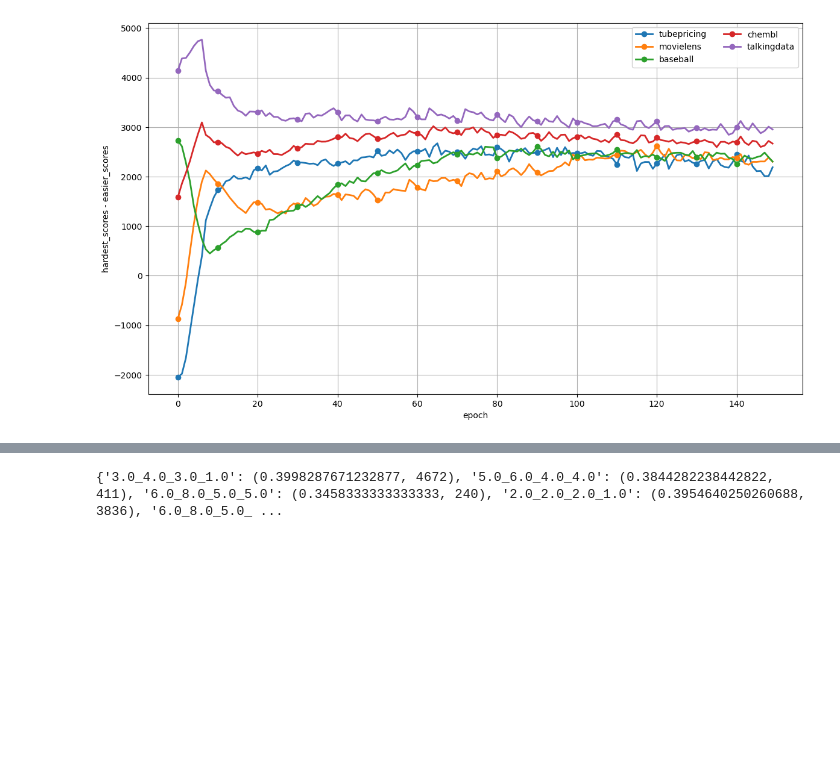
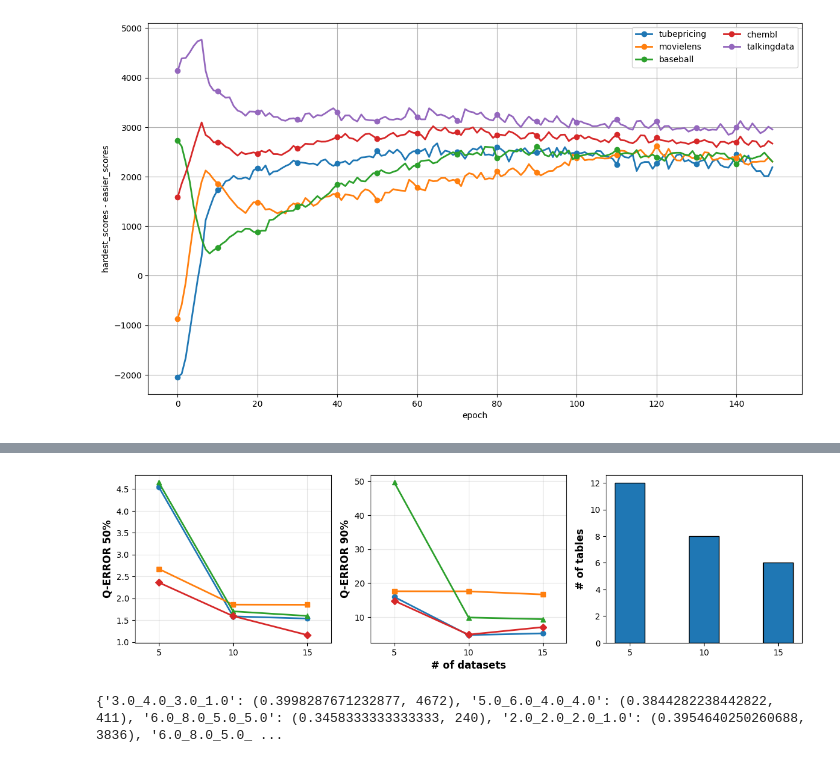
Before and after one commit to spiceandwolf/PRICE, a Jupyter notebook: draw_figure.ipynb, the cells around one changed output, grey strips where cells are left out. Drawn from its saved outputs; the diff is of its cells as text; code cells hidden in the pictures; blank space fills up the shorter version.

```diff
--- a/draw_figure.ipynb
+++ b/draw_figure.ipynb
@@ -690,3 +1029,97 @@ plt.savefig('q_error_comparison.png', bbox_inches='tight')
+# %%
+# evaluation of PRICE’s performance with varied quantities of datasets.
+
+import matplotlib.pyplot as plt
+import numpy as np
+
+plt.rcParams['font.serif'] = ['Times New Roman']
+
+data = {
+    'subplot1': {
+        'imdb': {5: 4.5433, 10: 1.5859, 15: 1.5353},
+        'stats': {5: 2.6709, 10: 1.8544, 15: 1.8514},
+        'ergastf1': {5: 4.6489, 10: 1.7011, 15: 1.5958},
+        'genome': {5: 2.3609, 10: 1.5926, 15: 1.1582}
+    },
+    'subplot2': {
+        'imdb': {5: 15.9285, 10: 4.696, 15: 5.1898},
+        'stats': {5: 17.5957, 10: 17.5743, 15: 16.6533},
+        'ergastf1': {5: 49.6399, 10: 9.8692, 15: 9.3684},
+        'genome': {5: 14.7935, 10: 4.8244, 15: 7.031}
+    },
+    'subplot3': {
+        'table_counts': [12, 8, 6]
+    }
+}
+
+fig, axs = plt.subplots(1, 3, figsize=(12, 4), sharex=True)
+
+colors = {
+    'imdb': '#1f77b4',
+    'stats': '#ff7f0e',
+    'ergastf1': '#2ca02c',
+    'genome': '#d62728'
+}
+
+markers = {
+    'imdb': 'o',
+    'stats': 's',
+    'ergastf1': '^',
+    'genome': 'D'
+}
+
+x_values = [5, 10, 15]
+
+for dataset in ['imdb', 'stats', 'ergastf1', 'genome']:
+    y_values = [data['subplot1'][dataset][x] for x in x_values]
+    axs[0].plot(x_values, y_values,
+                   color=colors[dataset],
+                   marker=markers[dataset],
+                   label=dataset,
+                   linewidth=2,
+                   markersize=6)
+
+axs[0].set_ylabel('Q-ERROR 50%', fontsize=12, fontweight='bold')
+# axs[0, 0].set_xlabel('# of datasets', fontsize=12, fontweight='bold')
+axs[0].grid(True, alpha=0.3)
+axs[0].set_xticks(x_values)
+
+for dataset in ['imdb', 'stats', 'ergastf1', 'genome']:
+    y_values = [data['subplot2'][dataset][x] for x in x_values]
+    axs[1].plot(x_values, y_values,
+                   color=colors[dataset],
+                   marker=markers[dataset],
+                   label=dataset,
+                   linewidth=2,
+                   markersize=6)
+
+axs[1].set_ylabel('Q-ERROR 90%', fontsize=12, fontweight='bold')
+axs[1].set_xlabel('# of datasets', fontsize=12, fontweight='bold')
+axs[1].grid(True, alpha=0.3)
+axs[1].set_xticks(x_values)
+
+bars = axs[2].bar(x_values, data['subplot3']['table_counts'], width=2, color='#1f77b4', edgecolor='black')
+# axs[2].set_xlabel('# of datasets', fontsize=12, fontweight='bold')
+axs[2].set_ylabel('# of tables', fontsize=12, fontweight='bold')
+# axs[2].set_xticks(x_values)
+
+# fig.legend(['imdb', 'stats', 'ergastf1', 'genome'],
+#            loc='upper center',
+#         #    prop={'size': 9},
+#         #    bbox_to_anchor=(0.5, 0.98),
+#            ncol=4,
+#            frameon=True,
+#            fancybox=True,
+#            fontsize=12)
+# fig.legends[0].set_visible(False)
+
+plt.tight_layout()
+plt.subplots_adjust(bottom=0.15, top=0.85)
+
+plt.savefig('q_error_comparison_descending.pdf', format='pdf',)
+plt.show()
+# %% [output]
+[figure, added]
 # %%
 #  Proportion of Learnt Samples in the Baseball Database by Query Categories
 
```
Also changed, not shown: parts of 8 cells of this notebook, 17 other files.
